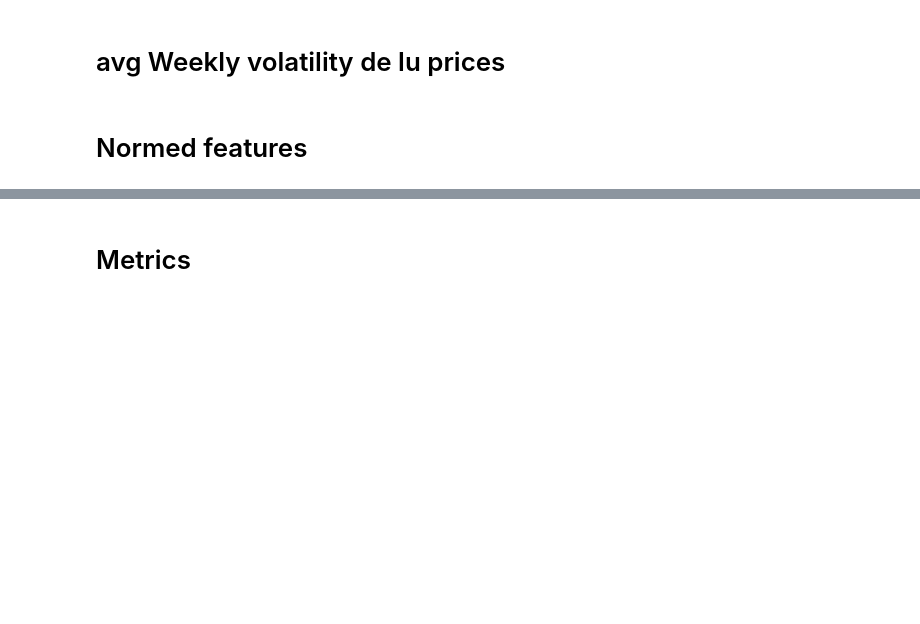
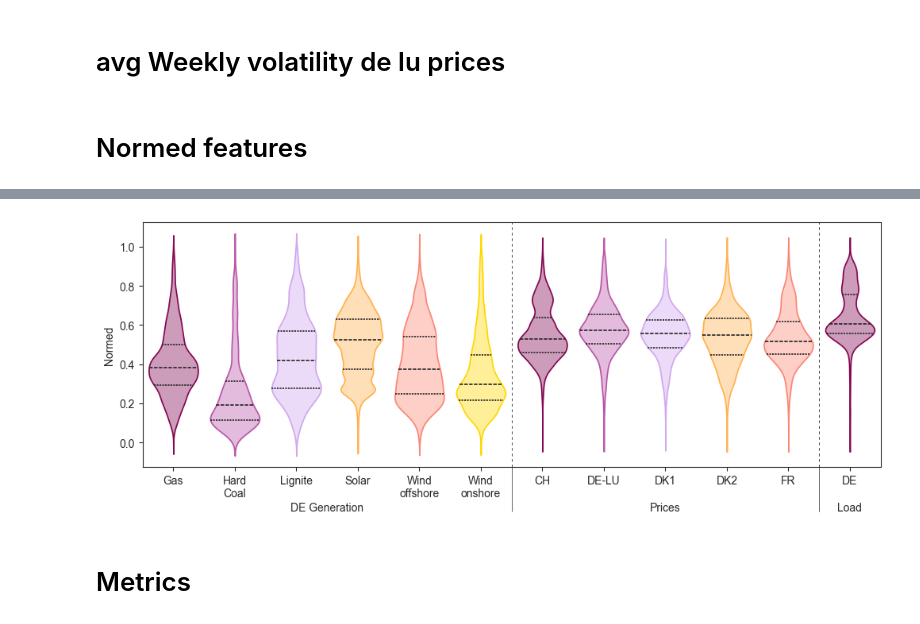
Before and after one commit to valentin-17/epf, a Jupyter notebook: notebooks/other_data_viz.ipynb, the cells around one changed output, grey strips where cells are left out. Saved outputs shown, nothing was run; the diff lists cells and outputs as text; code cells hidden in the pictures; blank space fills up the shorter version.

Commit message:
trained more models, recalculated normalization plot

```diff
--- a/notebooks/other_data_viz.ipynb
+++ b/notebooks/other_data_viz.ipynb
@@ -88,8 +105,8 @@ with open("../models/lstm_all_features.pkl", "rb") as f:
 train_df = model_obj['train_df']
 fs = pd.read_csv("../data/processed/features.csv", index_col=0, parse_dates=True)
 
-feature_set = fs[['de_gas_gen_rm_seasonal', 'de_hard_coal_gen_rm_seasonal', 'de_lignite_gen_rm_seasonal', 'de_solar_gen_rm_seasonal', 'de_wind_gen_offshore_rm_seasonal', 'de_wind_gen_onshore_rm_seasonal', 'ch_load_rm_seasonal', 'de_load_rm_seasonal', 'dk_load_rm_seasonal', 'fr_load_rm_seasonal', 'ch_prices_hat_rm_seasonal', 'de_prices_hat_rm_seasonal', 'dk1_prices_hat_rm_seasonal', 'dk2_prices_hat_rm_seasonal', 'fr_prices_hat_rm_seasonal']]
-train_df = train_df[['de_gas_gen_rm_seasonal', 'de_hard_coal_gen_rm_seasonal', 'de_lignite_gen_rm_seasonal', 'de_solar_gen_rm_seasonal', 'de_wind_gen_offshore_rm_seasonal', 'de_wind_gen_onshore_rm_seasonal', 'ch_load_rm_seasonal', 'de_load_rm_seasonal', 'dk_load_rm_seasonal', 'fr_load_rm_seasonal', 'ch_prices_hat_rm_seasonal', 'de_prices_hat_rm_seasonal', 'dk1_prices_hat_rm_seasonal', 'dk2_prices_hat_rm_seasonal', 'fr_prices_hat_rm_seasonal']]
+feature_set = fs[['de_gas_gen_rm_seasonal', 'de_hard_coal_gen_rm_seasonal', 'de_lignite_gen_rm_seasonal', 'de_solar_gen_rm_seasonal', 'de_wind_gen_offshore_rm_seasonal', 'de_wind_gen_onshore_rm_seasonal', 'de_load_rm_seasonal', 'ch_prices_hat_rm_seasonal', 'de_prices_hat_rm_seasonal', 'dk1_prices_hat_rm_seasonal', 'dk2_prices_hat_rm_seasonal', 'fr_prices_hat_rm_seasonal']]
+train_df = train_df[['de_gas_gen_rm_seasonal', 'de_hard_coal_gen_rm_seasonal', 'de_lignite_gen_rm_seasonal', 'de_solar_gen_rm_seasonal', 'de_wind_gen_offshore_rm_seasonal', 'de_wind_gen_onshore_rm_seasonal', 'ch_prices_hat_rm_seasonal', 'de_prices_hat_rm_seasonal', 'dk1_prices_hat_rm_seasonal', 'dk2_prices_hat_rm_seasonal', 'fr_prices_hat_rm_seasonal', 'de_load_rm_seasonal']]
 
 palette = {
     # first palette
@@ -101,17 +118,14 @@ palette = {
     'de_wind_gen_onshore_rm_seasonal': COLORS['gold'],
 
     # second palette
-    'ch_load_rm_seasonal': COLORS['magenta'],
-    'de_load_rm_seasonal': COLORS['purple'],
-    'dk_load_rm_seasonal': COLORS['light_purple'],
-    'fr_load_rm_seasonal': COLORS['orange'],
-
-    # third palette
     'ch_prices_hat_rm_seasonal': COLORS['magenta'],
     'de_prices_hat_rm_seasonal': COLORS['purple'],
     'dk1_prices_hat_rm_seasonal': COLORS['light_purple'],
     'dk2_prices_hat_rm_seasonal': COLORS['orange'],
     'fr_prices_hat_rm_seasonal': COLORS['light_orange'],
+
+    # third palette
+    'de_load_rm_seasonal': COLORS['magenta'],
 }
 
 labels = {
@@ -124,54 +138,53 @@ labels = {
     'de_gas_gen_rm_seasonal': 'Gas',
 
     # second labels
-    'de_load_rm_seasonal': 'DE',
-    'fr_load_rm_seasonal': 'FR',
-    'ch_load_rm_seasonal': 'CH',
-    'dk_load_rm_seasonal': 'DK',
-
-    # third labels
     'de_prices_hat_rm_seasonal': 'DE-LU',
     'ch_prices_hat_rm_seasonal': 'CH',
     'dk1_prices_hat_rm_seasonal': 'DK1',
     'dk2_prices_hat_rm_seasonal': 'DK2',
     'fr_prices_hat_rm_seasonal': 'FR',
+
+    # third labels
+    'de_load_rm_seasonal': 'DE',
 }
 
-train_mean = train_df.mean()
-train_std = train_df.std()
+train_min = train_df.min()
+train_max = train_df.max()
 
 keys = feature_set.keys()
 
 sns.set_style("ticks")
 
-df_std = (feature_set - train_mean) / train_std
+df_std = (feature_set - train_min) / (train_max - train_min)
 plt.figure(figsize=(12, 4))
 
-ax = sns.violinplot(data=df_std, inner="quart", palette=palette, saturation=1)
+ax = sns.violinplot(data=train_df, inner="quart", palette=palette, saturation=1)
 for violin, color in zip(ax.collections[::1], palette.values()):
     facecolor = plt.matplotlib.colors.to_rgba(color, alpha=0.4)
     violin.set_facecolor(facecolor)
     violin.set_edgecolor(color)
 #ax.axhline(y=0, color='black', linestyle='-', linewidth=0.5)
-ax.set_xticks(range(len(df_std.columns)))
-ax.set_xticklabels([labels[col] for col in df_std.columns])
+ax.set_xticks(range(len(train_df.columns)))
+ax.set_xticklabels([labels[col] for col in train_df.columns])
 ax.set_ylabel('Normed')
 ax.axvline(x = 5.5, color='black', linestyle=(0, (5, 5)), linewidth=0.5)
-ax.axvline(x = 9.5, color='black', linestyle=(0, (5, 5)), linewidth=0.5)
+ax.axvline(x = 10.5, color='black', linestyle=(0, (5, 5)), linewidth=0.5)
 
 sec = ax.secondary_xaxis(location=0)
-sec.set_xticks(ticks=[2.5, 7.5, 12], labels=['\nDE Generation', '\nLoad', '\nPrices'])
+sec.set_xticks(ticks=[2.5, 8, 11], labels=['\nDE Generation', '\nPrices', '\nLoad'])
 sec.tick_params('x', length=0, pad=20)
 sec.spines["bottom"].set_visible(False)
 
 sec2 = ax.secondary_xaxis(location=0)
-sec2.set_xticks(ticks=[5.5, 9.5], labels=[])
+sec2.set_xticks(ticks=[5.5, 10.5], labels=[])
 sec2.tick_params('x', length=40, width=0.5)
 sec2.spines["bottom"].set_visible(False)
 
 plt.savefig("../reports/figures/normed_feature_distribution.pdf", dpi=300, bbox_inches='tight')
 
 plt.show()
+# %% [output]
+[figure, added]
 # %% [markdown]
 # Metrics
 # %%
```
Also changed, not shown: parts of 2 cells of this notebook, 8 other files.
